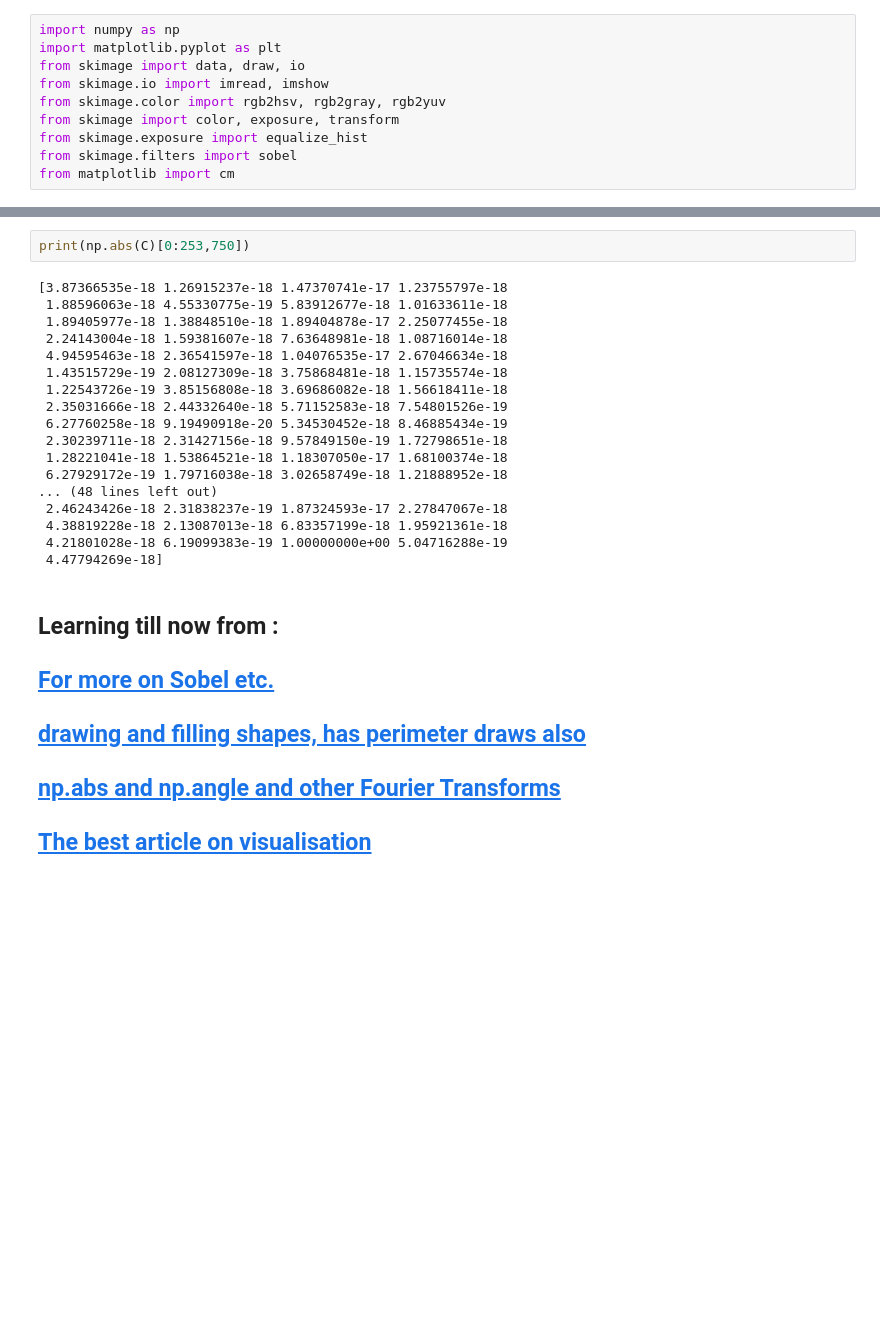
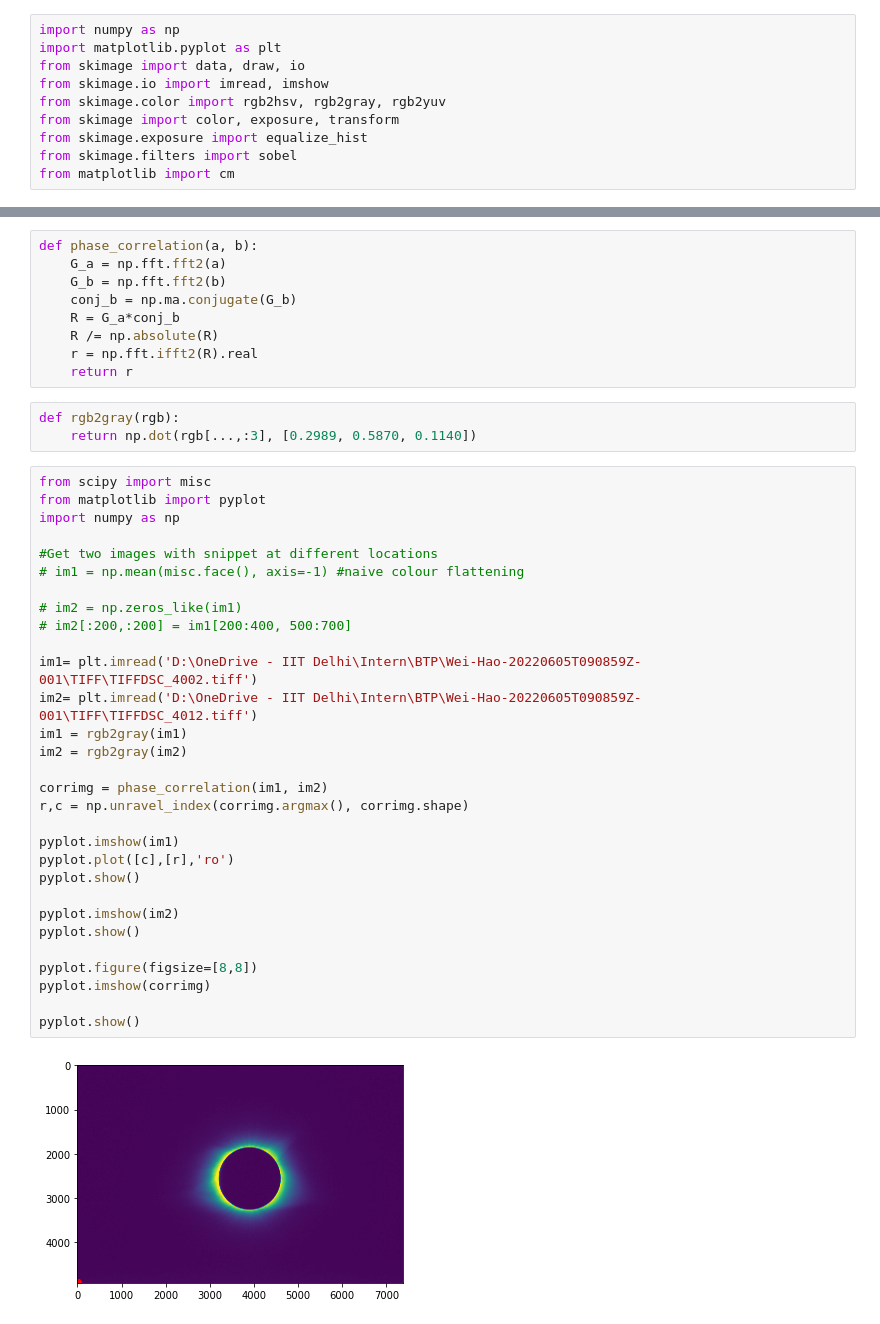
Before and after one commit to Tanmay972002/solar_corona-study, a Jupyter notebook: phase_corr_test.ipynb, the cells around one changed output, grey strips where cells are left out. Saved outputs shown, nothing was run; the diff lists cells and outputs as text; blank space fills up the shorter version.

```diff
--- a/phase_corr_test.ipynb
+++ b/phase_corr_test.ipynb
@@ -107,26 +11,44 @@ plt.show()
-# %%
-print(np.abs(C)[0:253,750])
-# %% [output]
-[3.87366535e-18 1.26915237e-18 1.47370741e-17 1.23755797e-18
- 1.88596063e-18 4.55330775e-19 5.83912677e-18 1.01633611e-18
- 1.89405977e-18 1.38848510e-18 1.89404878e-17 2.25077455e-18
- 2.24143004e-18 1.59381607e-18 7.63648981e-18 1.08716014e-18
- 4.94595463e-18 2.36541597e-18 1.04076535e-17 2.67046634e-18
- 1.43515729e-19 2.08127309e-18 3.75868481e-18 1.15735574e-18
- 1.22543726e-19 3.85156808e-18 3.69686082e-18 1.56618411e-18
- 2.35031666e-18 2.44332640e-18 5.71152583e-18 7.54801526e-19
- 6.27760258e-18 9.19490918e-20 5.34530452e-18 8.46885434e-19
- 2.30239711e-18 2.31427156e-18 9.57849150e-19 1.72798651e-18
- 1.28221041e-18 1.53864521e-18 1.18307050e-17 1.68100374e-18
- 6.27929172e-19 1.79716038e-18 3.02658749e-18 1.21888952e-18
-... (48 lines left out)
- 2.46243426e-18 2.31838237e-19 1.87324593e-17 2.27847067e-18
- 4.38819228e-18 2.13087013e-18 6.83357199e-18 1.95921361e-18
- 4.21801028e-18 6.19099383e-19 1.00000000e+00 5.04716288e-19
- 4.47794269e-18]
-# %% [markdown]
-## Learning till now from :
-## [For more on Sobel etc.](https://scikit-image.org/docs/stable/user_guide/tutorial_segmentation.html)
-## [drawing and filling shapes, has perimeter draws also](https://coderzcolumn.com/tutorials/python/how-to-draw-shapes-on-images-using-scikit-image-python)
-## [np.abs and np.angle and other Fourier Transforms](https://numpy.org/doc/stable/reference/routines.fft.html)
-## [The best article on visualisation](https://towardsdatascience.com/image-processing-with-python-application-of-fourier-transformation-5a8584dc175b)
+# %%
+def phase_correlation(a, b):
+    G_a = np.fft.fft2(a)
+    G_b = np.fft.fft2(b)
+    conj_b = np.ma.conjugate(G_b)
+    R = G_a*conj_b
+    R /= np.absolute(R)
+    r = np.fft.ifft2(R).real
+    return r
+# %%
+def rgb2gray(rgb):
+    return np.dot(rgb[...,:3], [0.2989, 0.5870, 0.1140])
+# %%
+from scipy import misc
+from matplotlib import pyplot
+import numpy as np
+
+#Get two images with snippet at different locations
+# im1 = np.mean(misc.face(), axis=-1) #naive colour flattening
+
+# im2 = np.zeros_like(im1)
+# im2[:200,:200] = im1[200:400, 500:700]
+
+im1= plt.imread('D:\OneDrive - IIT Delhi\Intern\BTP\Wei-Hao-20220605T090859Z-001\TIFF\TIFFDSC_4002.tiff')
+im2= plt.imread('D:\OneDrive - IIT Delhi\Intern\BTP\Wei-Hao-20220605T090859Z-001\TIFF\TIFFDSC_4012.tiff')
+im1 = rgb2gray(im1)
+im2 = rgb2gray(im2)
+
+corrimg = phase_correlation(im1, im2)
+r,c = np.unravel_index(corrimg.argmax(), corrimg.shape)
+
+pyplot.imshow(im1)
+pyplot.plot([c],[r],'ro')
+pyplot.show()
+
+pyplot.imshow(im2)
+pyplot.show()
+
+pyplot.figure(figsize=[8,8])
+pyplot.imshow(corrimg)
+
+pyplot.show()
+# %% [output]
+[figure, added]
```
Also changed, not shown: parts of 9 cells of this notebook, 2 other files.
